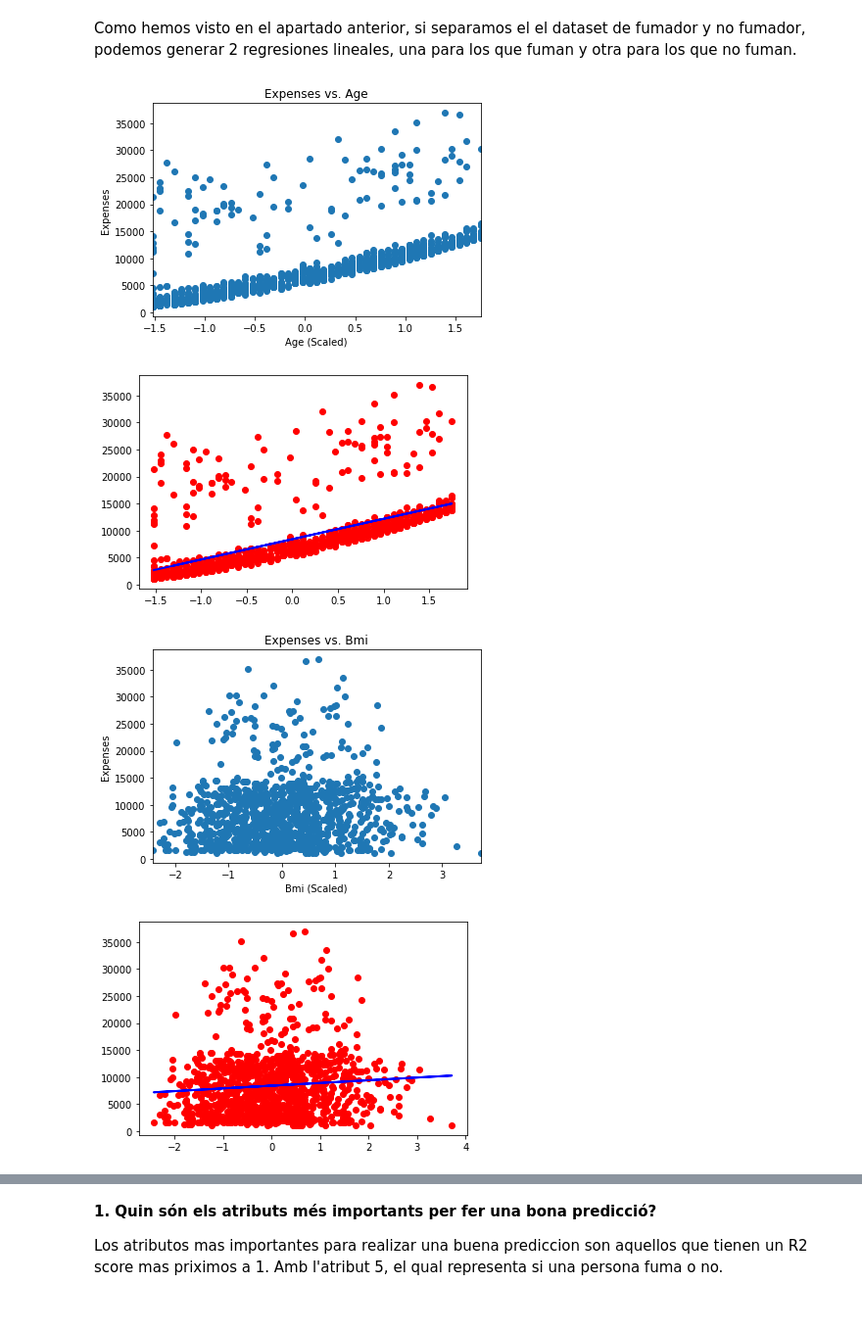
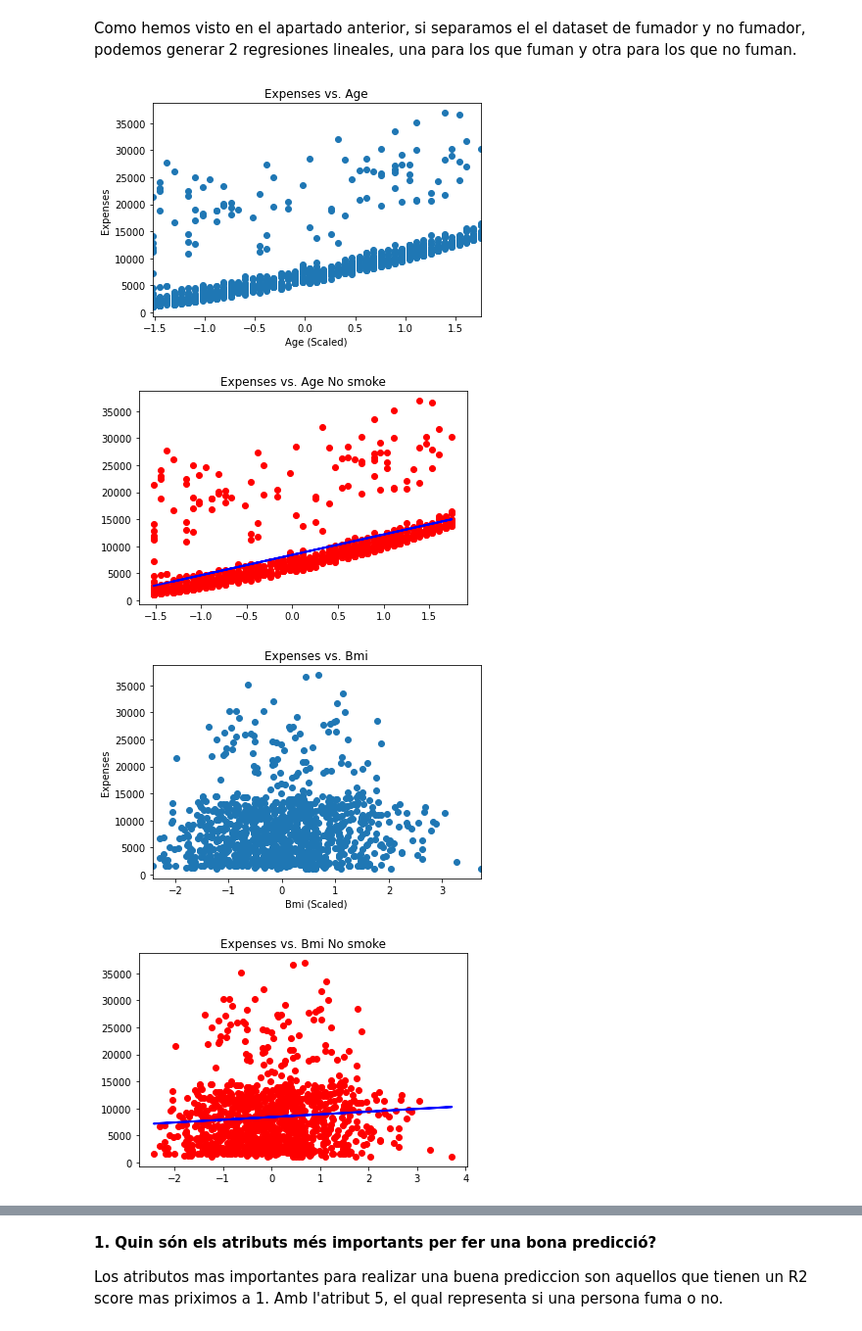
Before and after one commit to jaguilera95/ApC-GPA606, a Jupyter notebook: src/Practica1-Regression2021 (old_no_use).ipynb, the cells around one changed output, grey strips where cells are left out. Shown at 98% size. Saved outputs shown, nothing was run; the diff lists cells and outputs as text; code cells hidden in the pictures.

```diff
--- a/src/Practica1-Regression2021 (old_no_use).ipynb
+++ b/src/Practica1-Regression2021 (old_no_use).ipynb
@@ -288,43 +288,43 @@ def calculate_r2_score_atr(X, y, columns):
         print("Error en atribut %i %s: %f" %(i, columns[i], error))
         print("R2 score en atribut %i %s: %f" %(i, columns[i], r2))
 
-def show_polinomial(X, y, model):
+def show_regresion(X, y, model):
     plt.scatter(X, y, color='red')
     plt.plot(X, model.predict(X), color='blue', linewidth=2)
     plt.show()
 
 show_x_y(X_no[:,0], y_no, "Expenses vs. Age", "Age (Scaled)", "Expenses")
 dummy = X_no[:,0].reshape(X_no.shape[0],1)
 r = regression(dummy, y_no)
 plt.title("Expenses vs. Age No smoke")
-show_polinomial(dummy, y_no, r)
+show_regresion(dummy, y_no, r)
 
 show_x_y(X_no[:,1], y_no, "Expenses vs. Bmi", "Bmi (Scaled)", "Expenses")
 dummy = X_no[:,1].reshape(X_no.shape[0],1)
 r = regression(dummy, y_no)
 plt.title("Expenses vs. Bmi No smoke")
-show_polinomial(dummy, y_no, r)
+show_regresion(dummy, y_no, r)
 
 show_x_y(X_yes[:,1], y_yes, "Expenses vs. Bmi", "Bmi (Scaled)", "Expenses")
 dummy = X_yes[:,1].reshape(X_yes.shape[0],1)
 r = regression(dummy, y_yes)
 plt.title("Expenses vs. Bmi Smoke")
-show_polinomial(dummy, y_yes, r)
+show_regresion(dummy, y_yes, r)
 
 show_x_y(X_yes[:,0], y_yes, "Expenses vs. Age", "Age (Scaled)", "Expenses")
 dummy = X_yes[:,0].reshape(X_yes.shape[0],1)
 r = regression(dummy, y_yes)
 plt.title("Expenses vs. Age Smoke")
-show_polinomial(dummy, y_yes, r)
+show_regresion(dummy, y_yes, r)
 
 print('\n-----------------------\nYes r2 score\n-----------------------')
 calculate_r2_score_atr(X_yes, y_yes, yes_columns)
 
 print('\n-----------------------\nNo r2 score\n-----------------------')
 calculate_r2_score_atr(X_no, y_no, no_columns)
 # %% [output]
 [figure]
-[figure, old version]
+[figure, new version]
 [figure]
-[figure, old version]
+[figure, new version]
 [figure]
```
Also changed, not shown: parts of 2 cells of this notebook, 2 other files.
